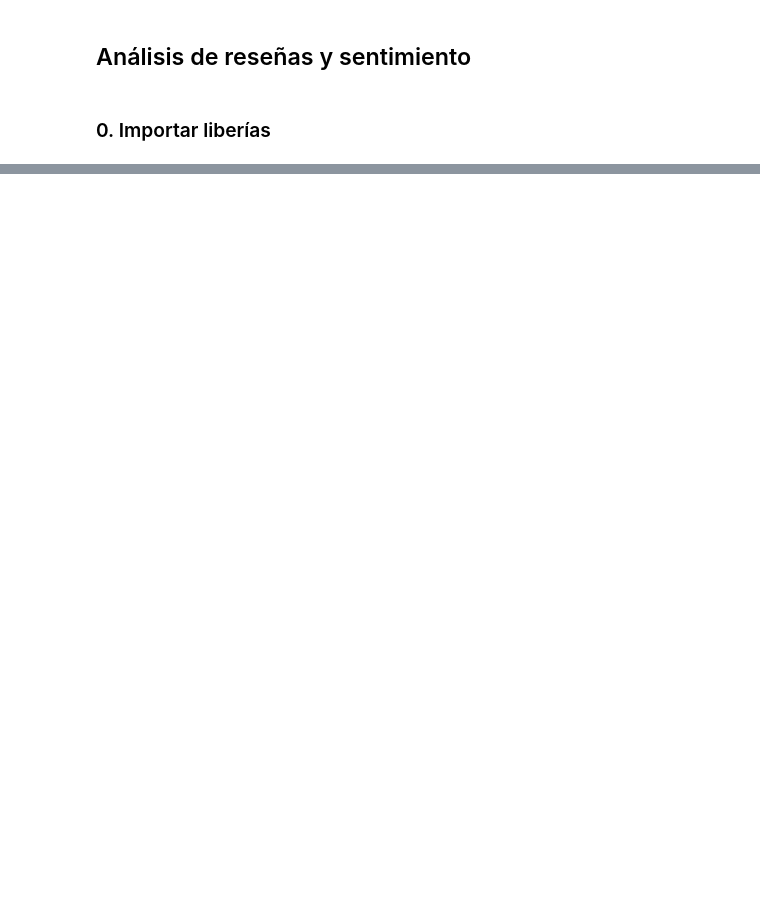
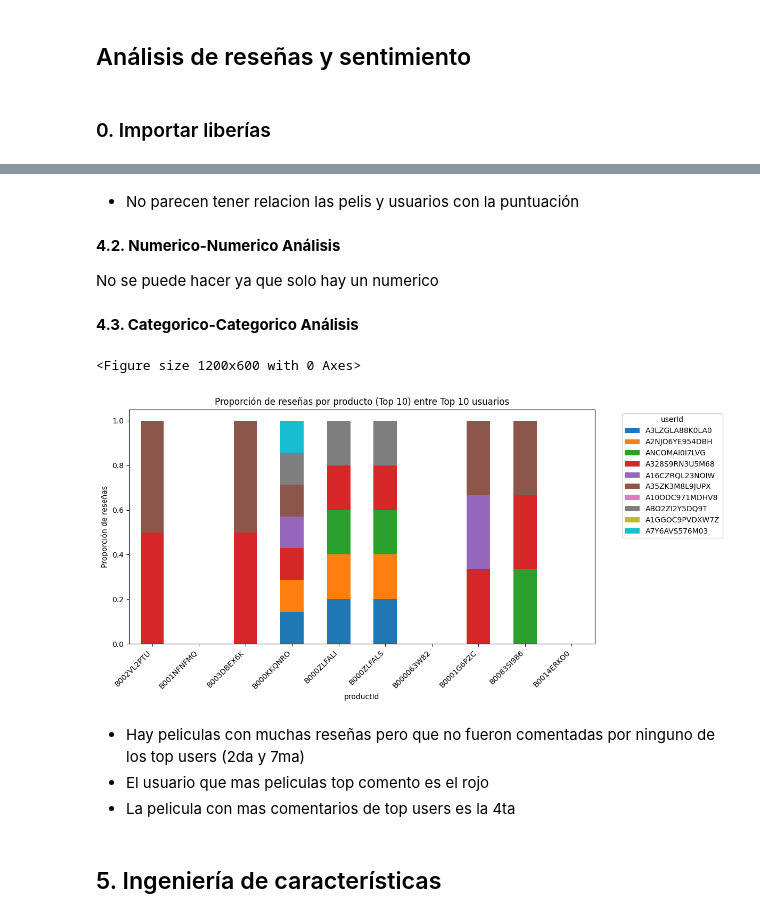
Before and after one commit to magy509/ingenieropg80.Proyecto_final_madre, a Jupyter notebook: src/analisis_feel.ipynb, the cells around one changed output, grey strips where cells are left out. Saved outputs shown, nothing was run; the diff lists cells and outputs as text; code cells hidden in the pictures; blank space fills up the shorter version.

```diff
--- a/src/analisis_feel.ipynb
+++ b/src/analisis_feel.ipynb
@@ -51,0 +337,33 @@ third_dataset = ds.review_dataset()
+# %% [markdown]
+* No parecen tener relacion las pelis y usuarios con la puntuación
+# %% [markdown]
+**4.2. Numerico-Numerico Análisis**
+
+No se puede hacer ya que solo hay un numerico
+# %% [markdown]
+**4.3. Categorico-Categorico Análisis**
+# %%
+ct = pd.crosstab(df_copy['productId'], df_copy['userId'])
+
+ct = ct.reindex(index=top_products, columns=top_users, fill_value=0)
+ct_prop = ct.div(ct.sum(axis=1).replace(0,1), axis=0)  # evitar división por 0
+
+# 3) Stacked bar (proporción) — más intuitivo para comparar productos
+plt.figure(figsize=(12,6))
+ct_prop.plot(kind='bar', stacked=True, figsize=(12,6))
+plt.title(f'Proporción de reseñas por producto (Top {top_n_products}) entre Top {top_n_users} usuarios')
+plt.xlabel('productId')
+plt.ylabel('Proporción de reseñas')
+plt.xticks(rotation=45, ha='right')
+plt.legend(title='userId', bbox_to_anchor=(1.05, 1), loc='upper left')
+plt.tight_layout()
+plt.show()
+# %% [output]
+<Figure size 1200x600 with 0 Axes>
+[figure, added]
+# %% [markdown]
+* Hay peliculas con muchas reseñas pero que no fueron comentadas por ninguno de los top users (2da y 7ma)
+* El usuario que mas peliculas top comento es el rojo
+* La pelicula con mas comentarios de top users es la 4ta
+# %% [markdown]
+## 5. Ingeniería de características
```
Also changed, not shown: parts of 36 cells of this notebook, 2 other files.
